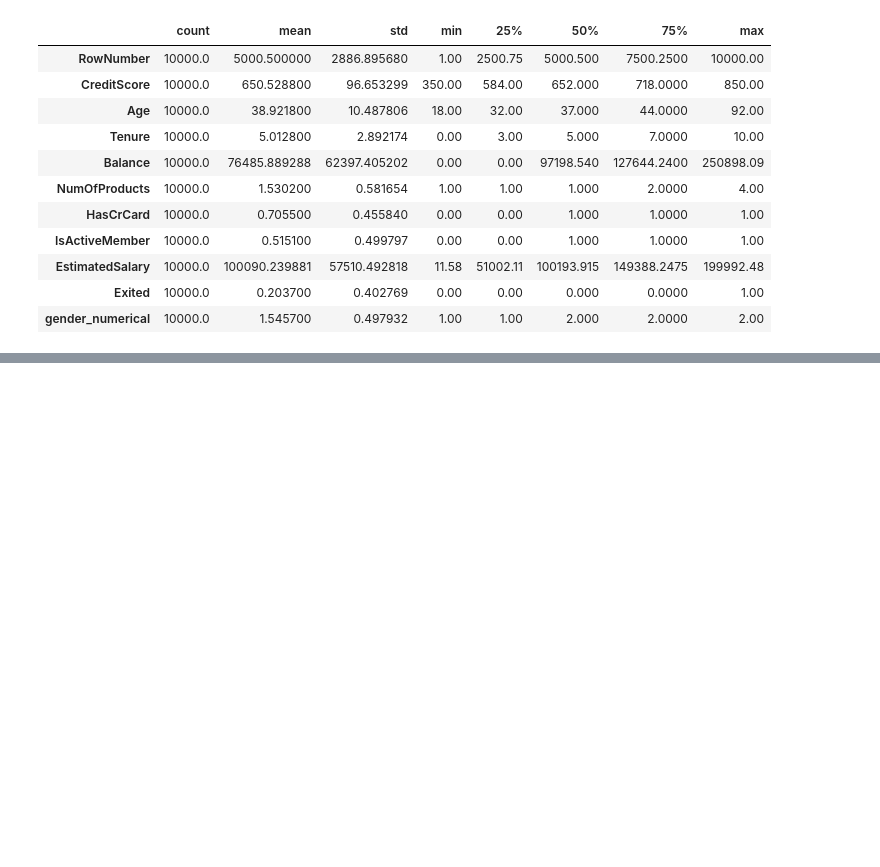
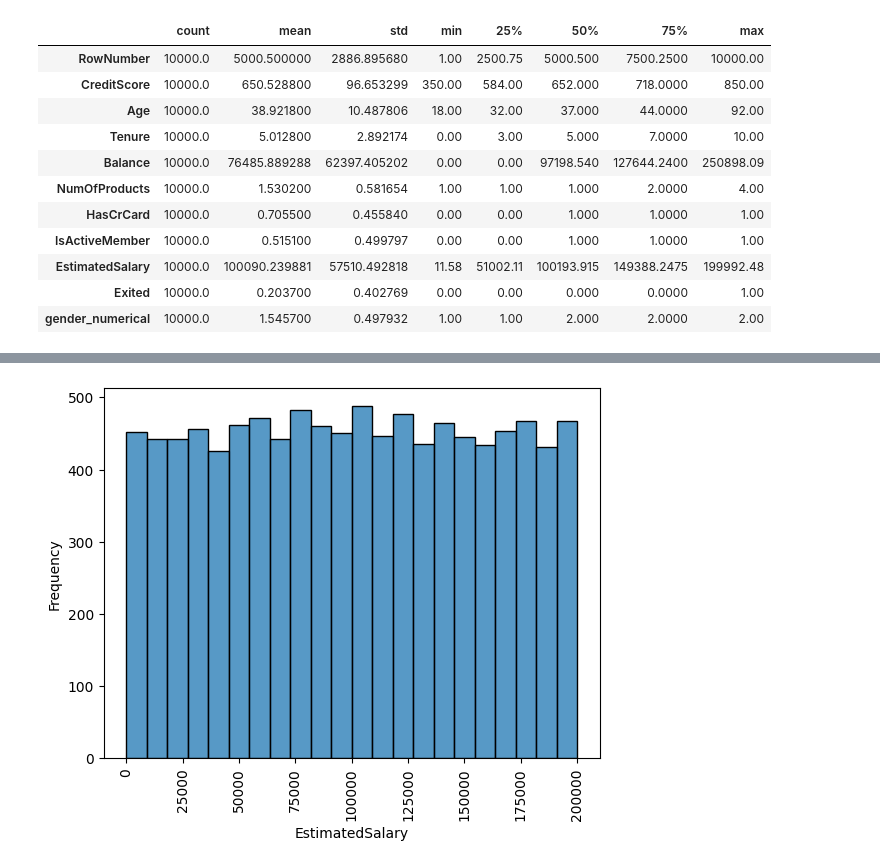
Before and after one commit to bcheng251/BenChen, a Jupyter notebook: Convert_ipynb_to_HTML_in_Colab.ipynb, the cells around one changed output, grey strips where cells are left out. Cells and saved outputs as stored; diff of their text form; code cells hidden in the pictures; blank space fills up the shorter version.

```diff
--- a/Convert_ipynb_to_HTML_in_Colab.ipynb
+++ b/Convert_ipynb_to_HTML_in_Colab.ipynb
@@ -242,0 +267,19 @@ data.describe().T
+# %%
+import seaborn as sns
+import matplotlib.pyplot as plt
+import pandas as pd
+
+# Assuming your data is in a CSV file named 'your_data.csv'
+# Replace 'your_data.csv' with the actual file path
+data = pd.read_csv('/content/Churn.csv')
+
+# Create the histogram
+# We only need to specify the 'x' value here since seaborn
+# automatically calculates the frequency for each bin.
+sns.histplot(data=data, x='EstimatedSalary')
+
+plt.xticks(rotation=90)
+plt.ylabel('Frequency') # Optionally, label the y-axis for clarity
+plt.show()
+# %% [output]
+[figure, added]
```
Also changed, not shown: parts of 2 cells of this notebook.
